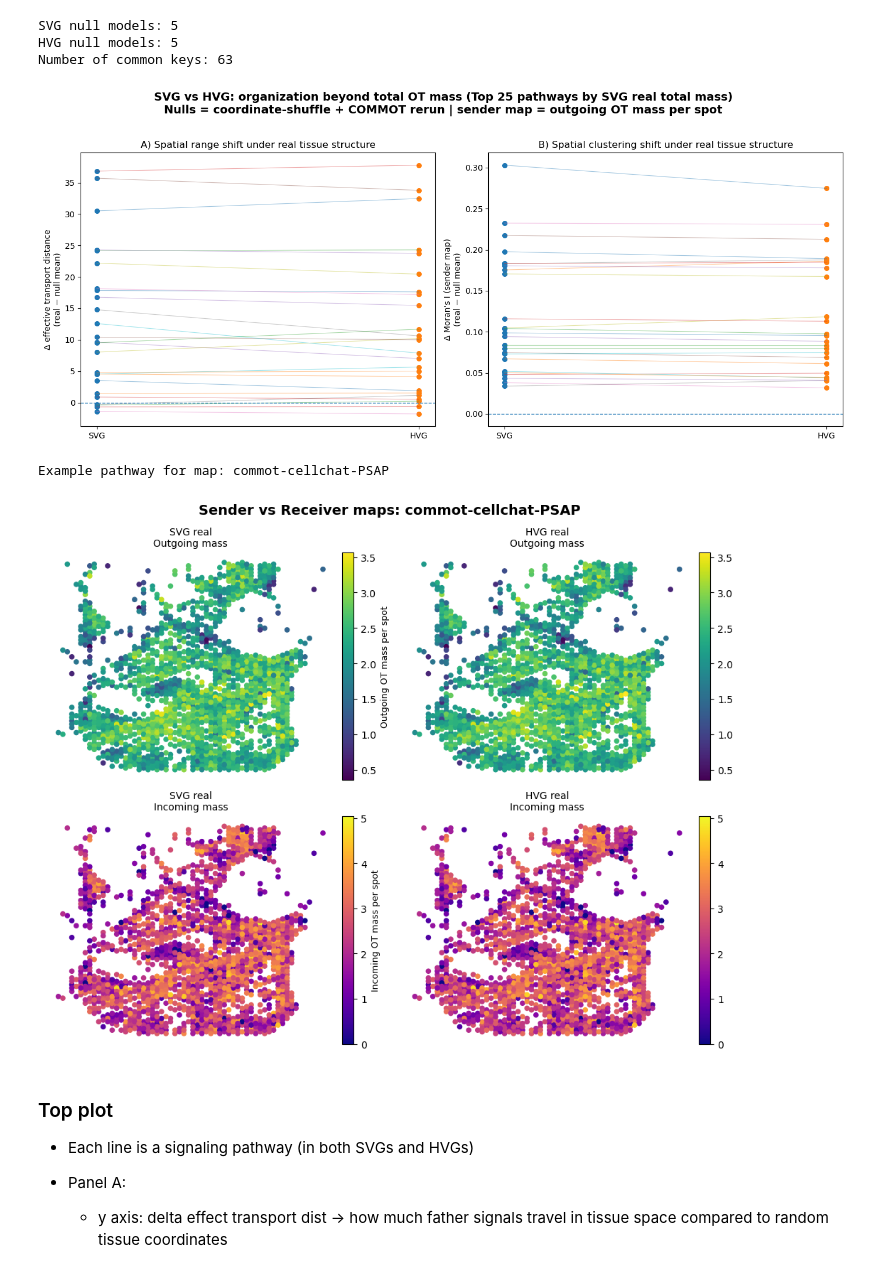
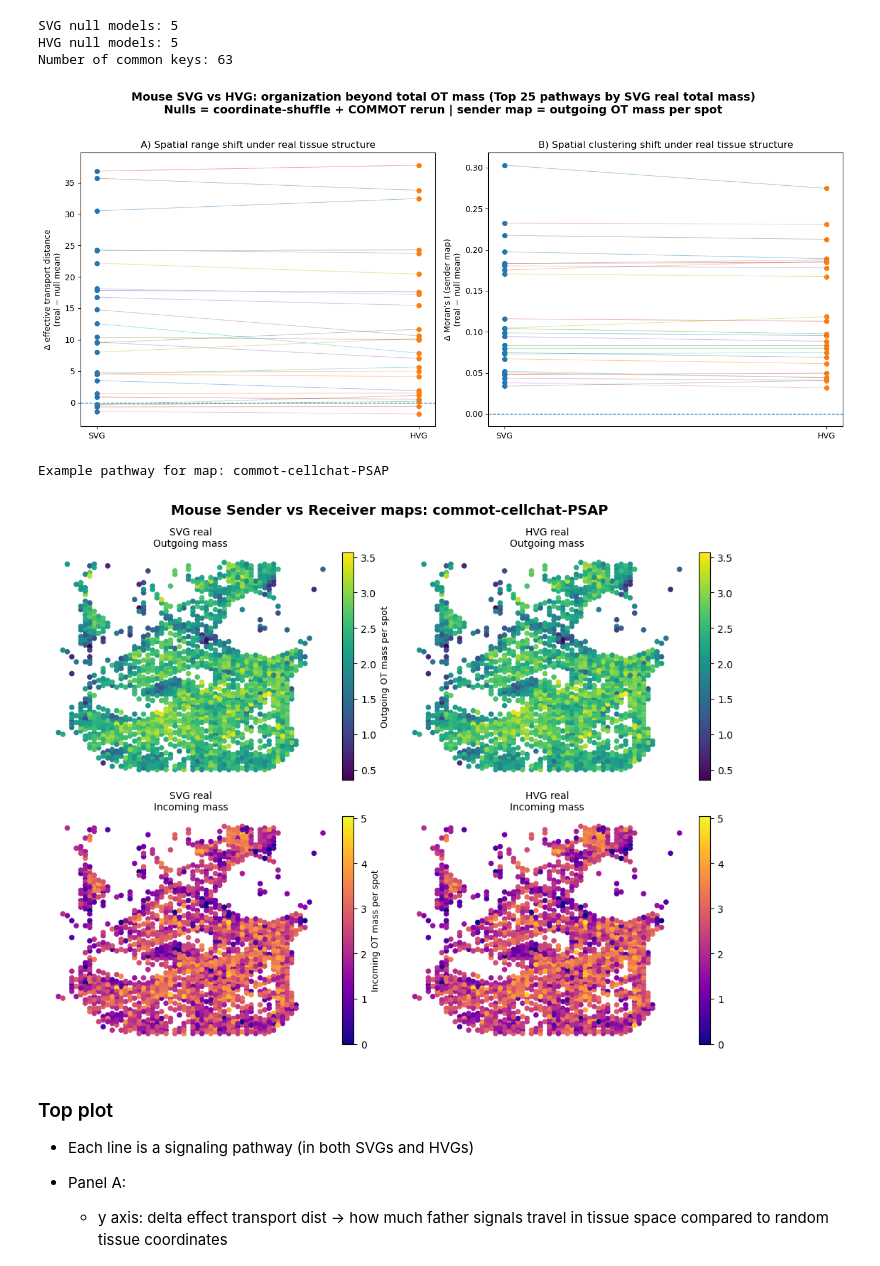
Before and after one commit to emilyekstrum/zhangLab_Rotation, a Jupyter notebook: notebooks/COMMOT_notebooks/mouse_COMMOT_figs.ipynb, the cells around one changed output. Cells and saved outputs as stored; diff of their text form; code cells hidden in the pictures.

Commit message:
add mouse to plot titles

```diff
--- a/notebooks/COMMOT_notebooks/mouse_COMMOT_figs.ipynb
+++ b/notebooks/COMMOT_notebooks/mouse_COMMOT_figs.ipynb
@@ -249,7 +249,7 @@ ax.set_ylabel("Δ Moran's I (sender map)\n(real − null mean)")
 ax.set_title("B) Spatial clustering shift under real tissue structure")
 
 fig.suptitle(
-    f"SVG vs HVG: organization beyond total OT mass (Top {TOP_N} pathways by SVG real total mass)\n"
+    f"Mouse SVG vs HVG: organization beyond total OT mass (Top {TOP_N} pathways by SVG real total mass)\n"
     f"Nulls = coordinate-shuffle + COMMOT rerun | sender map = outgoing OT mass per spot",
     fontsize=14,
     fontweight="bold",
@@ -300,37 +300,37 @@ for i, (ad, label) in enumerate([(svg_real, "SVG real"), (hvg_real, "HVG real")]
         cbar.set_label("Outgoing OT mass per spot", fontsize=9)
 
 # plot incoming mass (bottom row)
 for i, (ad, label) in enumerate([(svg_real, "SVG real"), (hvg_real, "HVG real")]):
     ax = axes[1, i]
     xy = np.asarray(ad.obsm["spatial"], dtype=float)
     vals = incoming_mass_per_spot(ad, example_key)
     if vals is None:
         vals = np.zeros(ad.n_obs)
 
     sca = ax.scatter(xy[:, 0], xy[:, 1], c=vals, s=20, cmap="plasma",
                      vmin=vmin_in, vmax=vmax_in)
     ax.invert_yaxis()
     ax.set_title(f"{label}\nIncoming mass", fontsize=10)
     ax.axis("off")
     cbar = fig.colorbar(sca, ax=ax, fraction=0.046, pad=0.02)
     if i == 0:  # add label to first colorbar
         cbar.set_label("Incoming OT mass per spot", fontsize=9)
 
 fig.suptitle(
-    f"Sender vs Receiver maps: {example_key}",
+    f"Mouse Sender vs Receiver maps: {example_key}",
     fontsize=14,
     fontweight="bold",
     y=0.98,
 )
 plt.tight_layout()
 plt.show()
 
 # save metrics table
 # metrics_df.to_csv("svg_vs_hvg_spatial_metrics.csv", index=False)
 # %% [output]
-[figure, old version]
+[figure, new version]
 Example pathway for map: commot-cellchat-PSAP
-[figure, old version]
+[figure, new version]
 # %% [markdown]
 ### Top plot
 - Each line is a signaling pathway (in both SVGs and HVGs)
```
Also changed, not shown: parts of 4 cells of this notebook, 1 other file.
